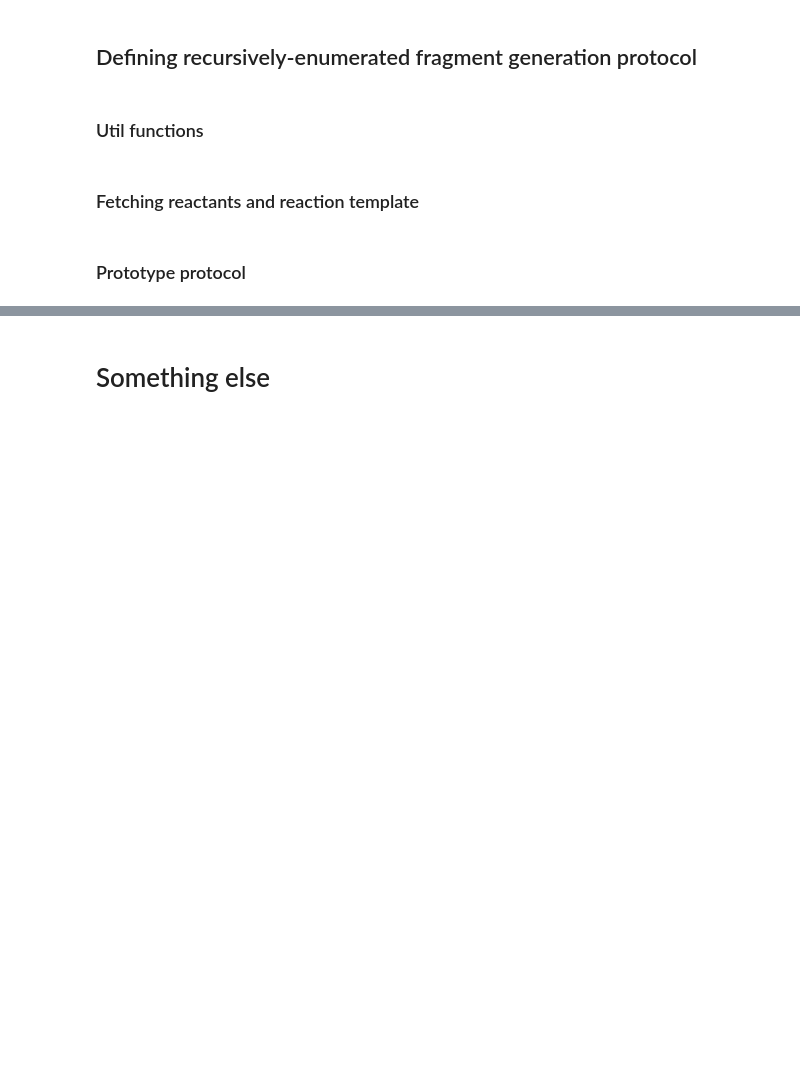
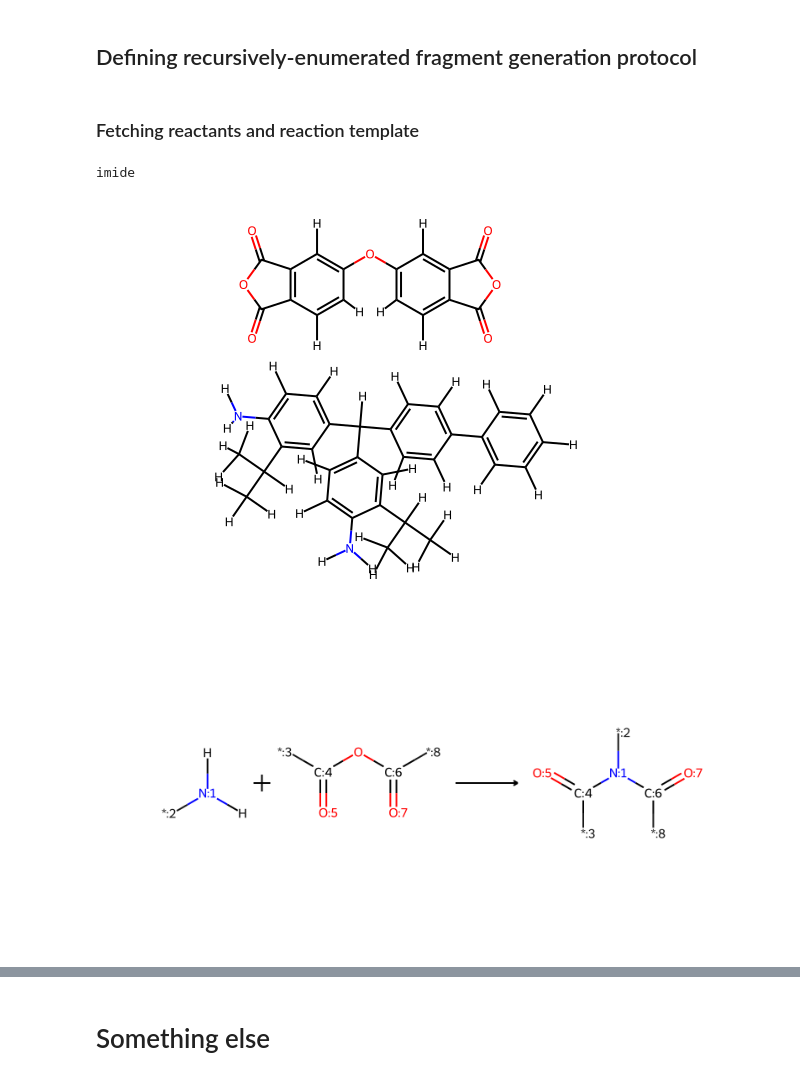
Before and after one commit to jlaw9/2026_polymer_build_workflow, a Jupyter notebook: testing.ipynb, the cells around one changed output, grey strips where cells are left out. Saved outputs shown, nothing was run; the diff lists cells and outputs as text; code cells hidden in the pictures; blank space fills up the shorter version.

```diff
--- a/testing.ipynb
+++ b/testing.ipynb
@@ -26,4 +29,2 @@ print(len(monomer_df_unique))
 # %% [markdown]
 ## Defining recursively-enumerated fragment generation protocol
-# %% [markdown]
-### Util functions
@@ -153,30 +33,35 @@ class CutBridgesOrNewBonds(IBIS):
 # %%
 from polymerist.rdutils import set_rdkdraw_size
 set_rdkdraw_size(400, 3/2)
 
+from polymerist.rdutils.reactions.reactions import AnnotatedReaction
 from polymerist.rdutils.reactions.reactors import PolymerizationReactor
 from polymerist.rdutils.reactions.assembly import ReactionAssembler
 
 sample = monomer_df_unique.groupby('mechanism').sample(1)
 idxs_by_mechanism = {mechname : idx for idx, mechname in sample['mechanism'].to_dict().items()}
 
+mechanism : str = 'carbonate'
 mechanism : str = 'amide'
+mechanism : str = 'vinyl'
 mechanism : str = 'imide'
-# mechanism : str = 'vinyl'
-# mechanism : str = 'carbonate'
 # mechanism : str = 'ester'
 # mechanism : str = 'urethane'
 row = sample.loc[idxs_by_mechanism[mechanism]]
 print(row.mechanism)
 
 # get reactants
 monomers = Chem.MolFromSmiles(row.smiles_explicit, sanitize=False)
 Chem.SanitizeMol(monomers)
+Chem.Kekulize(monomers, clearAromaticFlags=True)
+Chem.SetAromaticity(monomers, model=Chem.AROMATICITY_MDL)
 reactants = Chem.GetMolFrags(monomers, asMols=True)
 display(monomers)
 
 # get reaction
 rxn = AnnotatedReaction.from_smarts(row.rxn_smarts)
 display(rxn)
+# %% [output]
+imide
+[figure, added]
+[figure, added]
-# %% [markdown]
-### Prototype protocol
```
Also changed, not shown: parts of 22 cells of this notebook.
